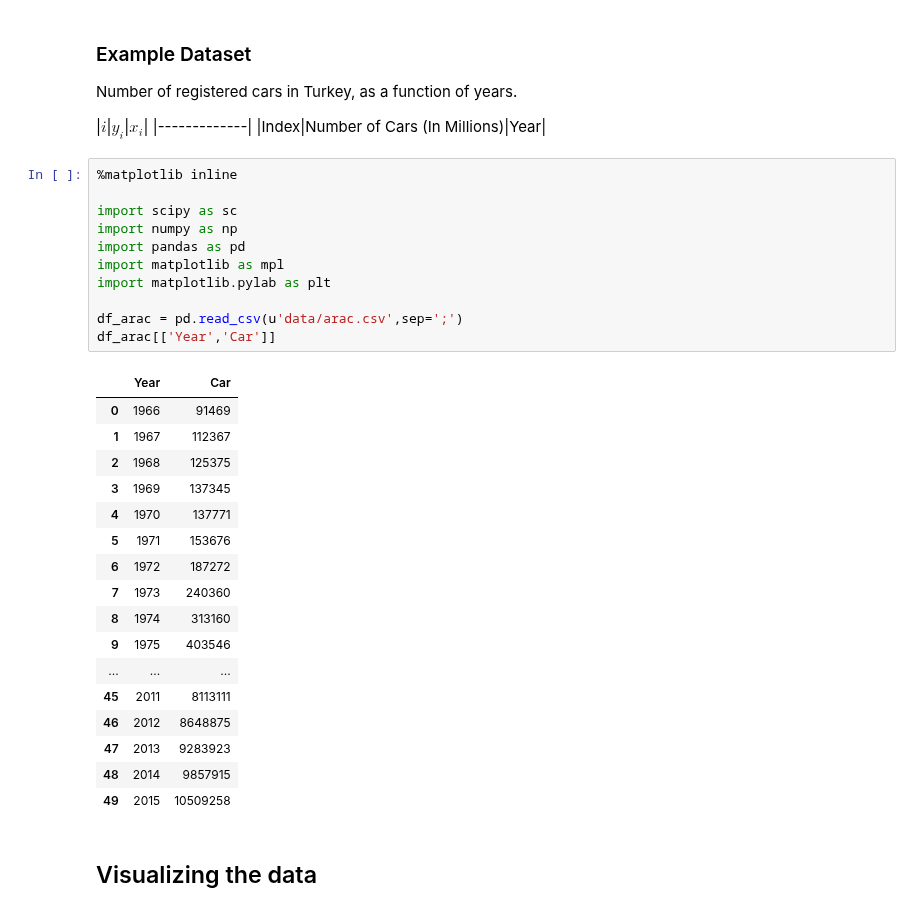
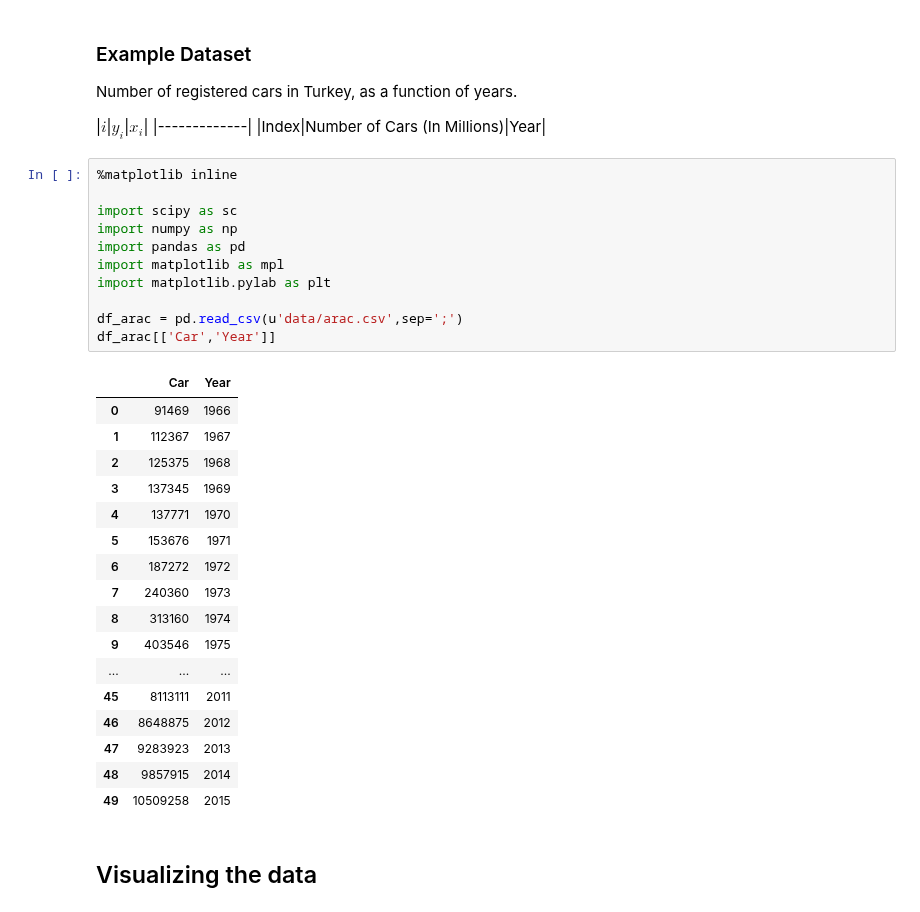
Before and after one commit to atcemgil/notes, a Jupyter notebook: Regression.ipynb, the cells around one changed output. Cells and saved outputs as stored; diff of their text form.

```diff
--- a/Regression.ipynb
+++ b/Regression.ipynb
@@ -49,32 +75,32 @@ Number of registered cars in Turkey, as a function of years.
 # %%
 %matplotlib inline
 
 import scipy as sc
 import numpy as np
 import pandas as pd
 import matplotlib as mpl
 import matplotlib.pylab as plt
 
 df_arac = pd.read_csv(u'data/arac.csv',sep=';')
-df_arac[['Year','Car']]
+df_arac[['Car','Year']]
 # %% [output]
-|  | Year | Car |
-| 0 | 1966 | 91469 |
-| 1 | 1967 | 112367 |
-| 2 | 1968 | 125375 |
-| 3 | 1969 | 137345 |
-| 4 | 1970 | 137771 |
-| 5 | 1971 | 153676 |
-| 6 | 1972 | 187272 |
-| 7 | 1973 | 240360 |
-| 8 | 1974 | 313160 |
-| 9 | 1975 | 403546 |
+|  | Car | Year |
+| 0 | 91469 | 1966 |
+| 1 | 112367 | 1967 |
+| 2 | 125375 | 1968 |
+| 3 | 137345 | 1969 |
+| 4 | 137771 | 1970 |
+| 5 | 153676 | 1971 |
+| 6 | 187272 | 1972 |
+| 7 | 240360 | 1973 |
+| 8 | 313160 | 1974 |
+| 9 | 403546 | 1975 |
 | ... | ... | ... |
-| 45 | 2011 | 8113111 |
-| 46 | 2012 | 8648875 |
-| 47 | 2013 | 9283923 |
-| 48 | 2014 | 9857915 |
-| 49 | 2015 | 10509258 |
+| 45 | 8113111 | 2011 |
+| 46 | 8648875 | 2012 |
+| 47 | 9283923 | 2013 |
+| 48 | 9857915 | 2014 |
+| 49 | 10509258 | 2015 |
 # %% [markdown]
 ## Visualizing the data
 # %%
```
Also changed, not shown: parts of 1 cell of this notebook, 6 other files.
